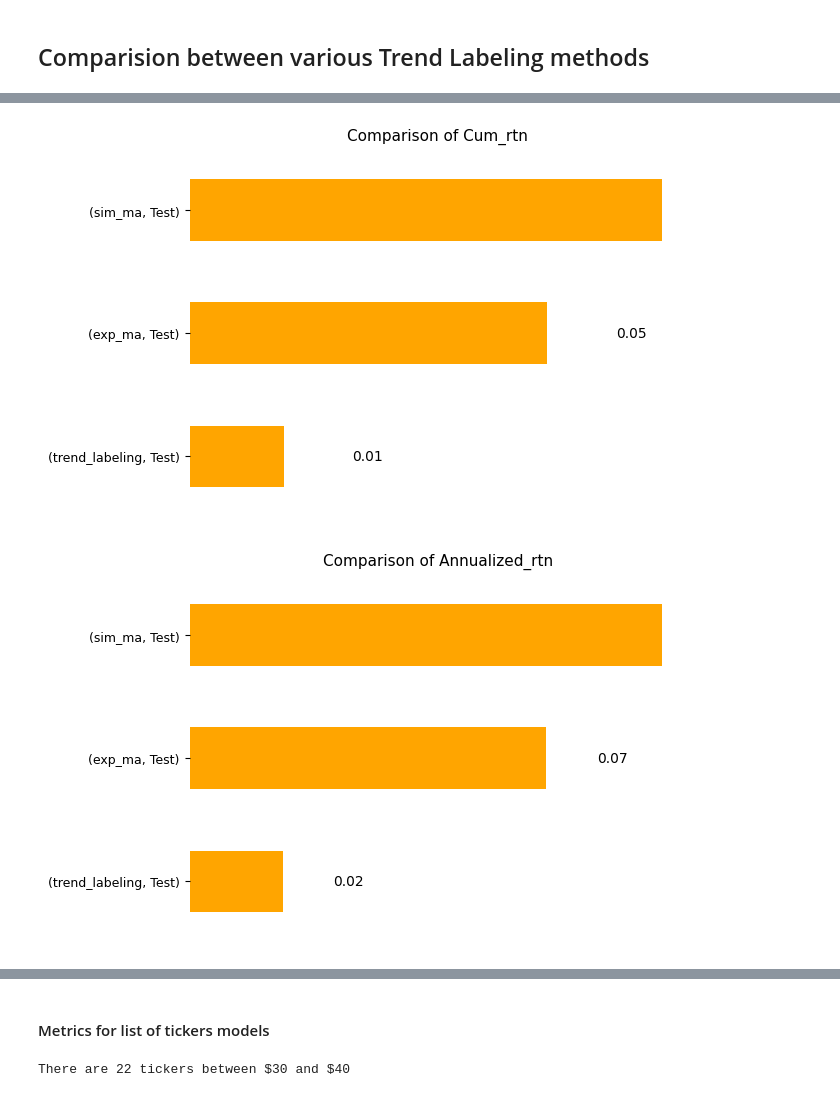
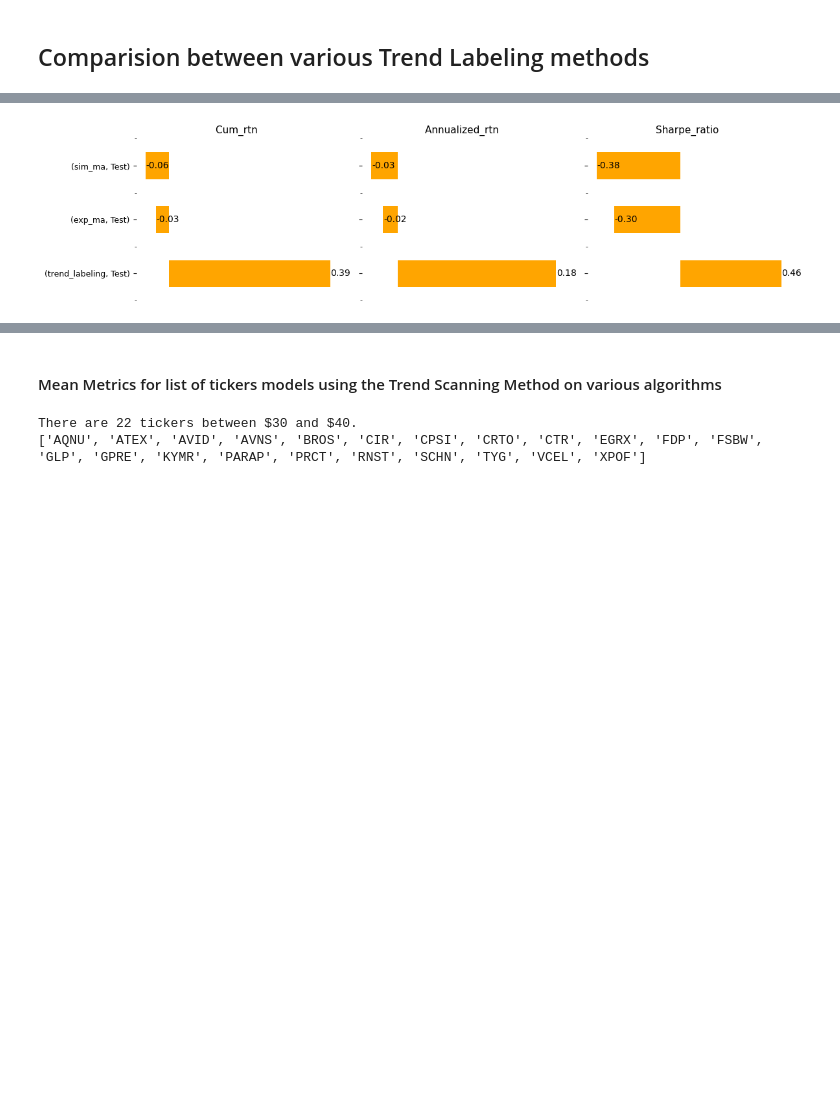
Before and after one commit to waikho/MADS_Capstone, a Jupyter notebook: ML/labeling.ipynb, the cells around one changed output, grey strips where cells are left out. Cells and saved outputs as stored; diff of their text form; code cells hidden in the pictures; blank space fills up the shorter version.

```diff
--- a/ML/labeling.ipynb
+++ b/ML/labeling.ipynb
@@ -20,7 +25,7 @@ clfs = {}
 model_metrics_df = pd.DataFrame()
 
 for method in methods:
-    clf, model_metrics = get_one_model('GLP', method=method)
+    clf, model_metrics = get_one_model('EGRX', method=method)
     clfs[method] = clf
     model_metrics_df = pd.concat([model_metrics_df, model_metrics], ignore_index=True)
 # %%
@@ -53,5 +56,4 @@ viz.plot_model_metrics(model_metrics_tbl_temp[['best_cross_val_score','recall','
 # %%
-viz.plot_model_metrics(model_metrics_tbl_temp.loc[pd.IndexSlice[:, 'Test'], ['cum_rtn','annualized_rtn','sharpe_ratio']])
+viz.plot_model_metrics_grid(model_metrics_tbl_temp.loc[pd.IndexSlice[:, 'Test'], ['cum_rtn','annualized_rtn','sharpe_ratio']])
 # %% [output]
-[figure, old version]
+[figure, new version]
-[figure, removed]
@@ -59,5 +60,5 @@ viz.plot_model_metrics(model_metrics_tbl_temp.loc[pd.IndexSlice[:, 'Test'], ['cu
 # %% [markdown]
-#### Metrics for list of tickers models
+#### Mean Metrics for list of tickers models using the Trend Scanning Method on various algorithms
 # %%
 pgConnStr = gd.pgDictToConn(config.pgSecrets)
 
@@ -65,9 +66,11 @@ lowest_price = 30
 highest_price = 40
 
 tickerlst = gd.getFilteredTickerList_Daily(lowest_price=lowest_price, highest_price=highest_price)
-print('There are {} tickers between ${} and ${}'.format(len(tickerlst), lowest_price, highest_price))
+print('There are {} tickers between ${} and ${}.'.format(len(tickerlst), lowest_price, highest_price))
+print(tickerlst)
 # %% [output]
-There are 22 tickers between $30 and $40
+There are 22 tickers between $30 and $40.
+['AQNU', 'ATEX', 'AVID', 'AVNS', 'BROS', 'CIR', 'CPSI', 'CRTO', 'CTR', 'EGRX', 'FDP', 'FSBW', 'GLP', 'GPRE', 'KYMR', 'PARAP', 'PRCT', 'RNST', 'SCHN', 'TYG', 'VCEL', 'XPOF']
 # %%
 clfs = ['random_forest',
         'standard_bagging_decision_tree',
```
Also changed, not shown: parts of 21 cells of this notebook, 18 other files.
